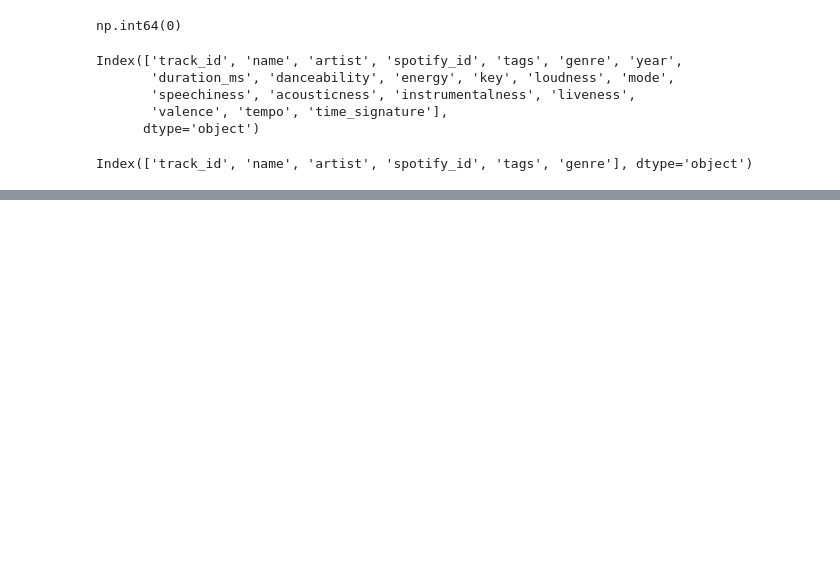
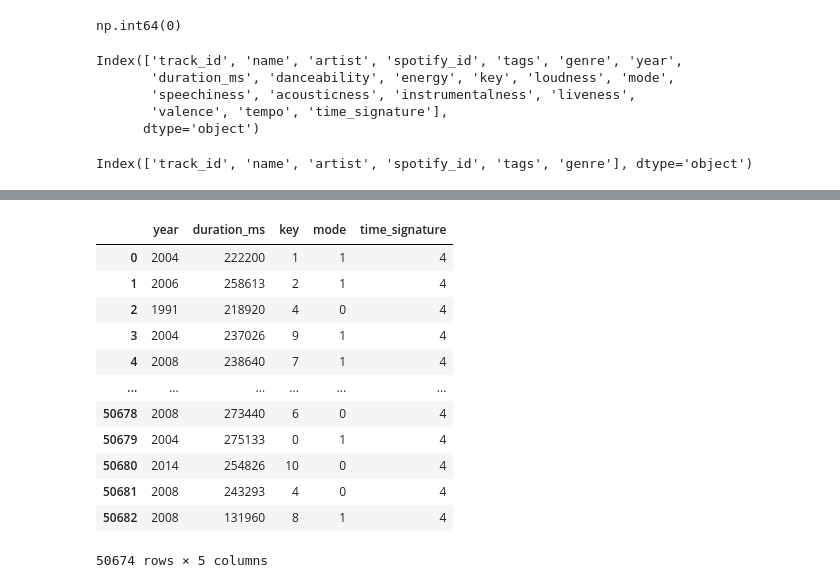
Before and after one commit to yaseenddar/Hybrid-Recommendation-system, a Jupyter notebook: EDA_spotify.ipynb, the cells around one changed output, grey strips where cells are left out. Drawn from its saved outputs; the diff is of its cells as text; code cells hidden in the pictures; blank space fills up the shorter version.

```diff
--- a/EDA_spotify.ipynb
+++ b/EDA_spotify.ipynb
@@ -235,0 +311,3 @@ Index(['track_id', 'name', 'artist', 'spotify_id', 'tags', 'genre'], dtype='obje
+# %%
+interger_columns = df_songs.select_dtypes(include="int").columns
+interger_columns
@@ -235,0 +336,17 @@ Index(['track_id', 'name', 'artist', 'spotify_id', 'tags', 'genre'], dtype='obje
+# %%
+# now dataframe of these integer columns only
+df_songs[interger_columns]
+# %% [output]
+|  | year | duration_ms | key | mode | time_signature |
+| 0 | 2004 | 222200 | 1 | 1 | 4 |
+| 1 | 2006 | 258613 | 2 | 1 | 4 |
+| 2 | 1991 | 218920 | 4 | 0 | 4 |
+| 3 | 2004 | 237026 | 9 | 1 | 4 |
+| 4 | 2008 | 238640 | 7 | 1 | 4 |
+| ... | ... | ... | ... | ... | ... |
+| 50678 | 2008 | 273440 | 6 | 0 | 4 |
+| 50679 | 2004 | 275133 | 0 | 1 | 4 |
+| 50680 | 2014 | 254826 | 10 | 0 | 4 |
+| 50681 | 2008 | 243293 | 4 | 0 | 4 |
+| 50682 | 2008 | 131960 | 8 | 1 | 4 |
+50674 rows × 5 columns
```
Also changed, not shown: parts of 18 cells of this notebook.
